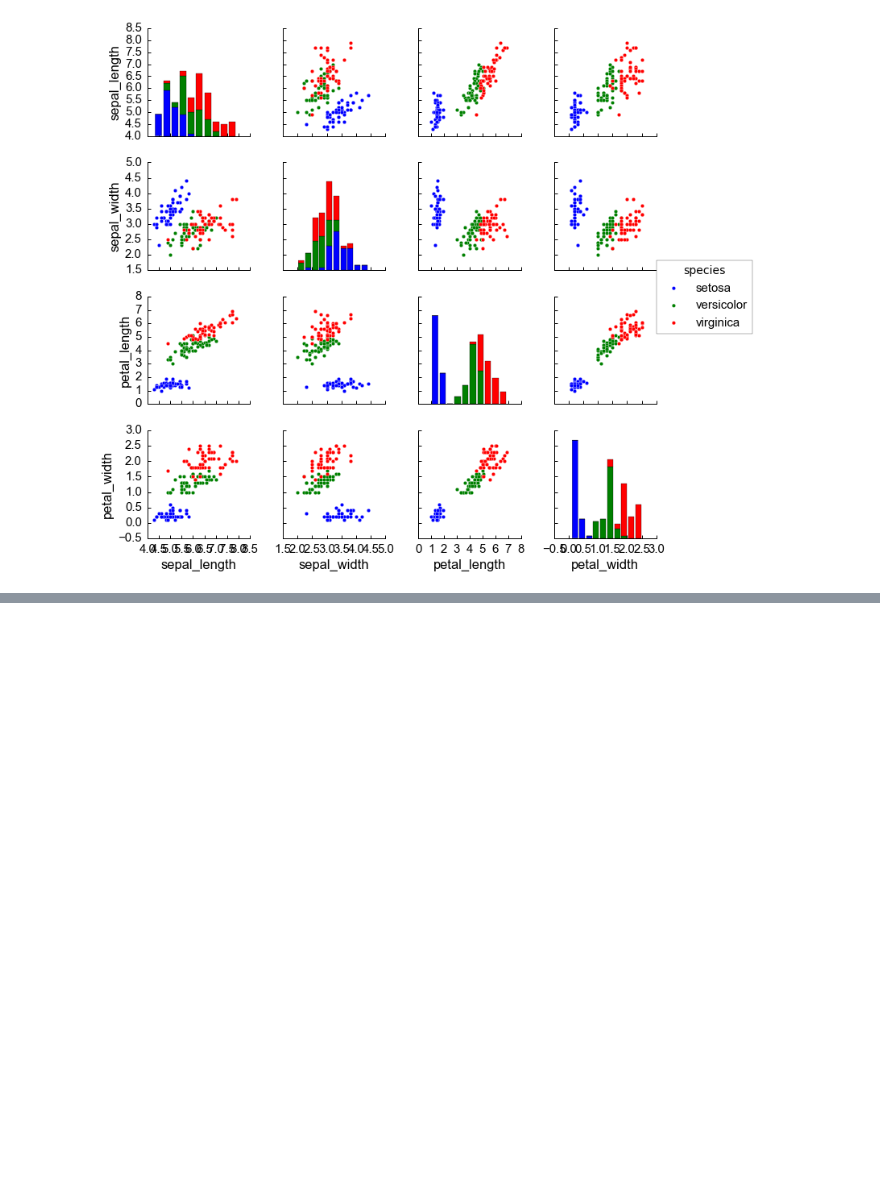
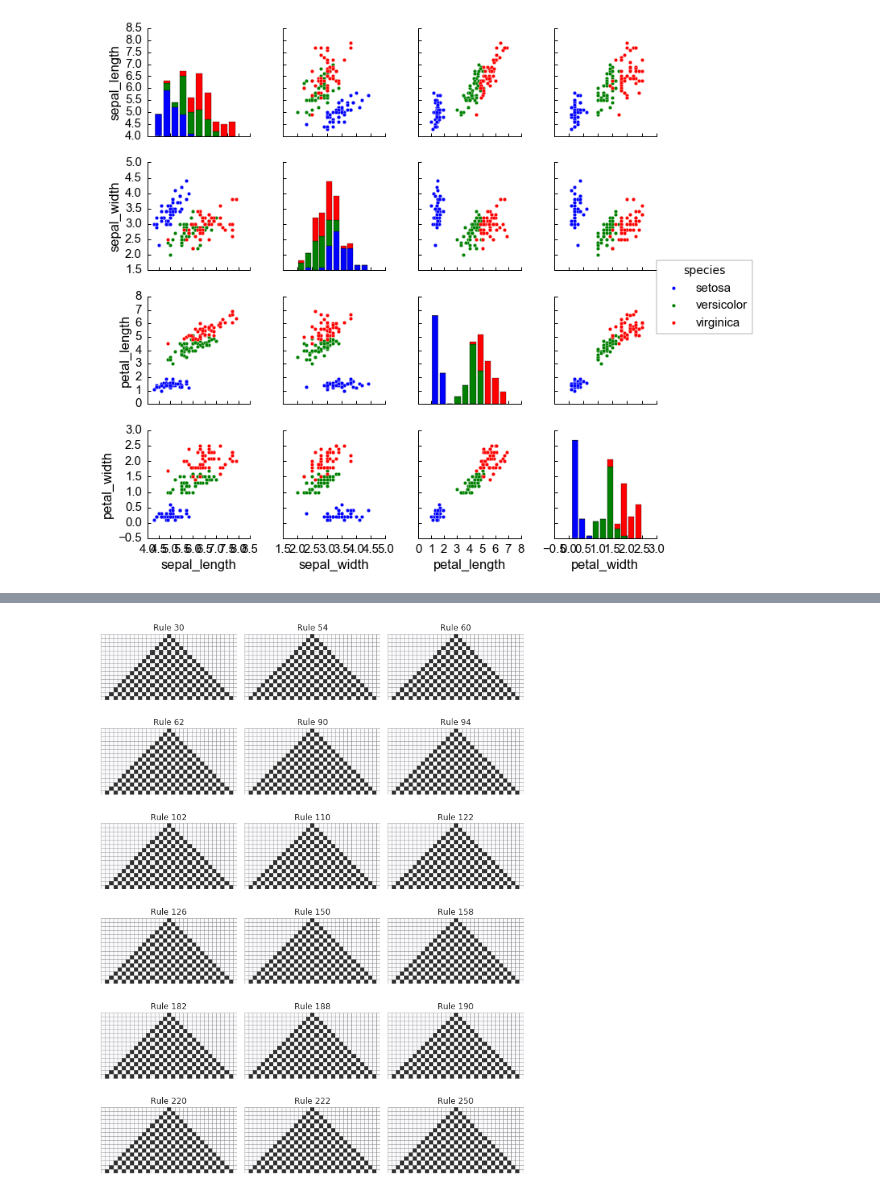
Before and after one commit to ilanman/gdi, a Jupyter notebook: 06_Graphics.ipynb, the cells around one changed output, grey strips where cells are left out. Cells and saved outputs as stored; diff of their text form; code cells hidden in the pictures; blank space fills up the shorter version.

Commit message:
finished pandas and added graphics review problem

```diff
--- a/06_Graphics.ipynb
+++ b/06_Graphics.ipynb
@@ -1038,0 +1053,30 @@ pass
+# %%
+from matplotlib.ticker import NullFormatter, IndexLocator
+
+def plot_grid(rule, grid, ax=None):
+    if ax is None:
+        ax = plt.subplot(111)
+    ax.grid(True, which='major', color='grey', linewidth=0.5)
+    ax.imshow(grid, interpolation='none', cmap='Greys', aspect=1, alpha=0.8)
+    ax.xaxis.set_major_locator(IndexLocator(1, 0))
+    ax.yaxis.set_major_locator(IndexLocator(1, 0))
+    ax.xaxis.set_major_formatter( NullFormatter() )
+    ax.yaxis.set_major_formatter( NullFormatter() )
+    ax.set_title('Rule %d' % rule)
+# %%
+niter = 16
+width = niter*2+1
+init = np.zeros(width, 'int')
+init[width//2] = 1
+rules = np.array([30, 54, 60, 62, 90, 94, 102, 110, 122, 126,
+                  150, 158, 182, 188, 190, 220, 222, 250]).reshape((-1, 3))
+
+nrows, ncols = rules.shape
+fig, axes = plt.subplots(nrows, ncols, figsize=(ncols*3, nrows*2))
+for i in range(nrows):
+    for j in range(ncols):
+        #grid = make_ca(rules[i, j], init, niter)   ##  this is where your function is called
+        plot_grid(rules[i, j], grid, ax=axes[i,j])
+plt.tight_layout()
+# %% [output]
+[figure, added]
```
Also changed, not shown: parts of 5 cells of this notebook, 1 other file.
